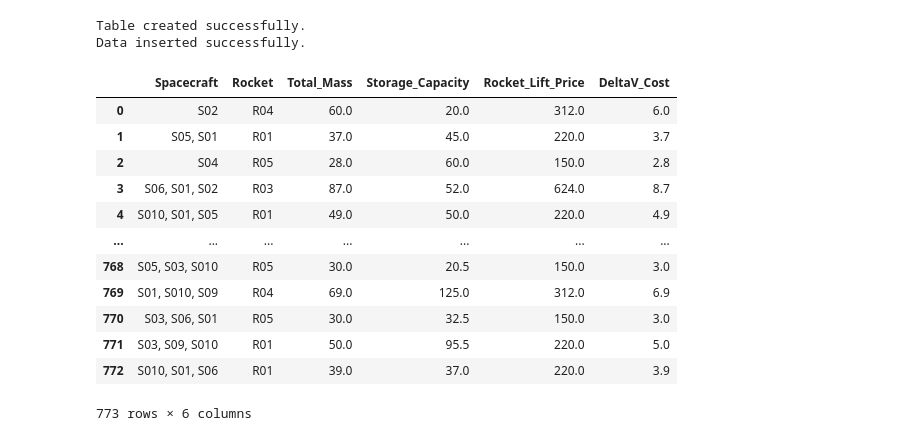
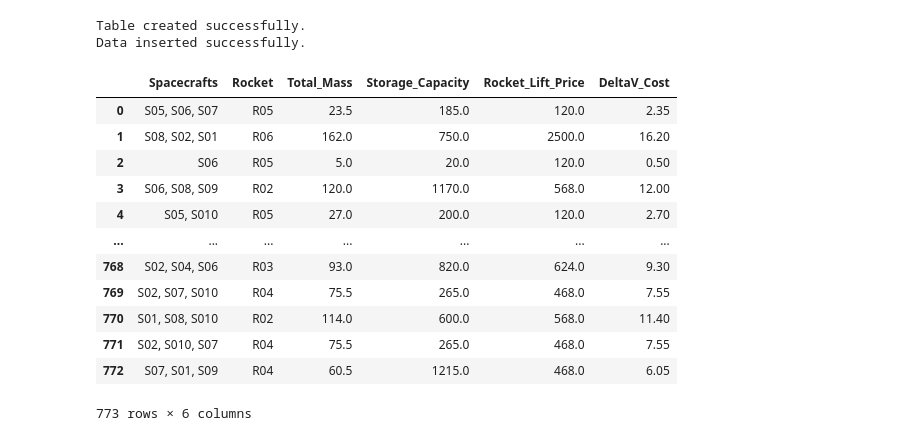
Before and after one commit to Chajf/DataGigaChads_BHL10, a Jupyter notebook: mission_costs.ipynb, the cells around one changed output. Saved outputs shown, nothing was run; the diff lists cells and outputs as text; code cells hidden in the pictures.

```diff
--- a/mission_costs.ipynb
+++ b/mission_costs.ipynb
@@ -287,23 +287,23 @@ Data inserted successfully.
 # %%
 import pandas as pd
 import sqlite3
 
-conn = sqlite3.connect("database_fleet.db")
+conn = sqlite3.connect("database.db")
 cursor = conn.cursor()
-query = "SELECT * FROM Boundles;"
+query = "SELECT * FROM FLEET;"
 df = pd.read_sql_query(query, conn)
 df
 # %% [output]
-|  | Spacecraft | Rocket | Total_Mass | Storage_Capacity | Rocket_Lift_Price | DeltaV_Cost |
-| 0 | S02 | R04 | 60.0 | 20.0 | 312.0 | 6.0 |
-| 1 | S05, S01 | R01 | 37.0 | 45.0 | 220.0 | 3.7 |
-| 2 | S04 | R05 | 28.0 | 60.0 | 150.0 | 2.8 |
-| 3 | S06, S01, S02 | R03 | 87.0 | 52.0 | 624.0 | 8.7 |
-| 4 | S010, S01, S05 | R01 | 49.0 | 50.0 | 220.0 | 4.9 |
+|  | Spacecrafts | Rocket | Total_Mass | Storage_Capacity | Rocket_Lift_Price | DeltaV_Cost |
+| 0 | S05, S06, S07 | R05 | 23.5 | 185.0 | 120.0 | 2.35 |
+| 1 | S08, S02, S01 | R06 | 162.0 | 750.0 | 2500.0 | 16.20 |
+| 2 | S06 | R05 | 5.0 | 20.0 | 120.0 | 0.50 |
+| 3 | S06, S08, S09 | R02 | 120.0 | 1170.0 | 568.0 | 12.00 |
+| 4 | S05, S010 | R05 | 27.0 | 200.0 | 120.0 | 2.70 |
 | ... | ... | ... | ... | ... | ... | ... |
-| 768 | S05, S03, S010 | R05 | 30.0 | 20.5 | 150.0 | 3.0 |
-| 769 | S01, S010, S09 | R04 | 69.0 | 125.0 | 312.0 | 6.9 |
-| 770 | S03, S06, S01 | R05 | 30.0 | 32.5 | 150.0 | 3.0 |
-| 771 | S03, S09, S010 | R01 | 50.0 | 95.5 | 220.0 | 5.0 |
-| 772 | S010, S01, S06 | R01 | 39.0 | 37.0 | 220.0 | 3.9 |
+| 768 | S02, S04, S06 | R03 | 93.0 | 820.0 | 624.0 | 9.30 |
+| 769 | S02, S07, S010 | R04 | 75.5 | 265.0 | 468.0 | 7.55 |
+| 770 | S01, S08, S010 | R02 | 114.0 | 600.0 | 568.0 | 11.40 |
+| 771 | S02, S010, S07 | R04 | 75.5 | 265.0 | 468.0 | 7.55 |
+| 772 | S07, S01, S09 | R04 | 60.5 | 1215.0 | 468.0 | 6.05 |
 773 rows × 6 columns
```
Also changed, not shown: parts of 4 cells of this notebook, 4 other files.
